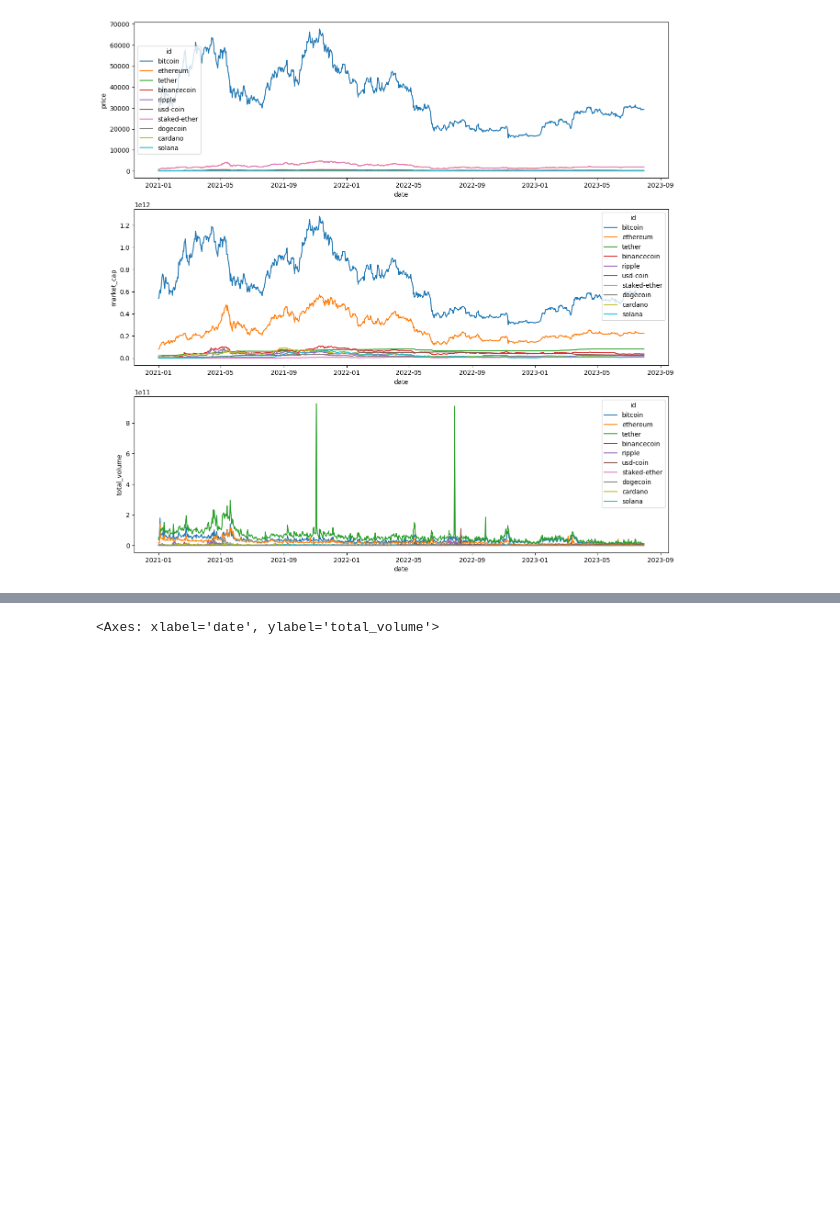
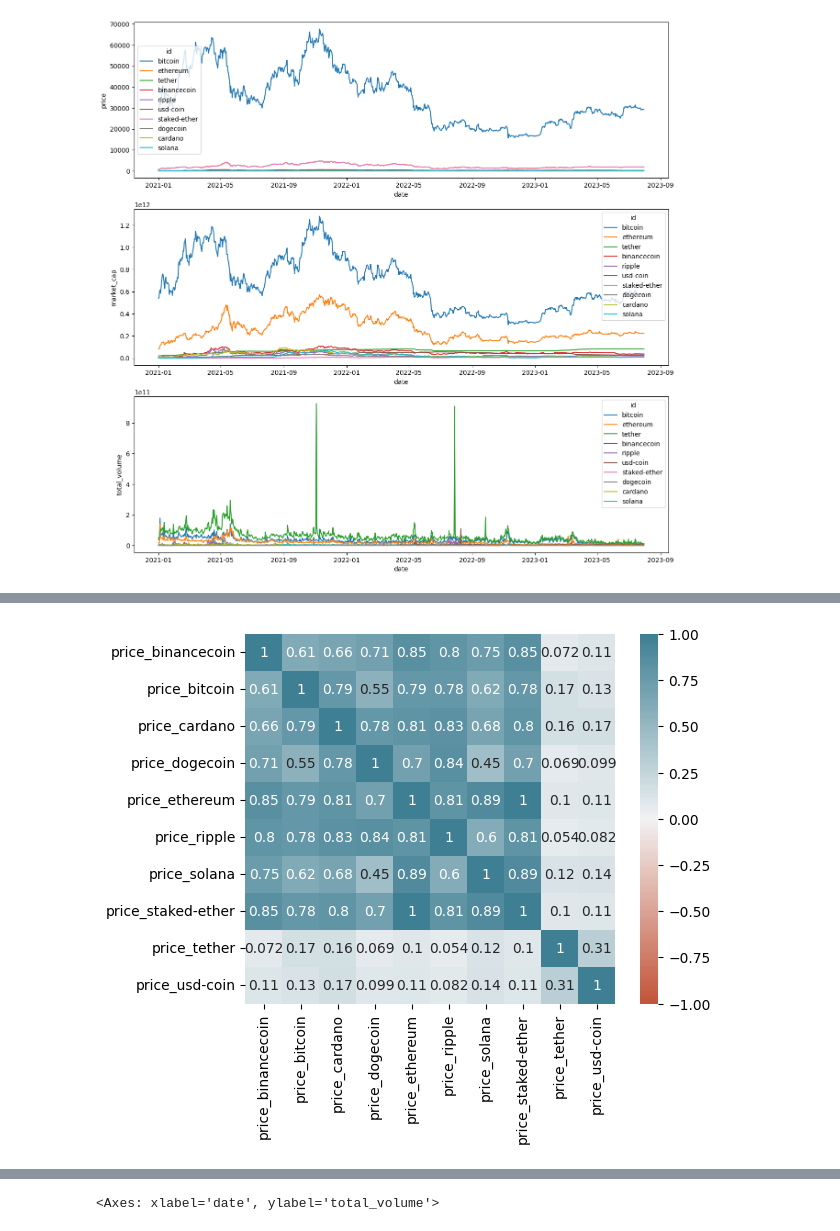
Before and after one commit to SebastianBesio/PI_DA, a Jupyter notebook: 1_EDA.ipynb, the cells around one changed output, grey strips where cells are left out. Cells and saved outputs as stored; diff of their text form; code cells hidden in the pictures; blank space fills up the shorter version.

```diff
--- a/1_EDA.ipynb
+++ b/1_EDA.ipynb
@@ -173,0 +193,15 @@ Outliers
+# %%
+# Separar precios por moneda
+df_aux_prices = df.pivot(index='date', columns='id', values='price')
+# Renombrar columnas
+df_aux_prices.columns = [f'price_{col}' for col in df_aux_prices.columns]
+# %%
+corr_matrix = df_aux_prices.corr()
+ax = sns.heatmap(
+    corr_matrix,
+    vmin=-1, vmax=1, center=0,
+    cmap=sns.diverging_palette(20, 220, n=200),
+    square=True,
+    annot=True)
+# %% [output]
+[figure, added]
```
Also changed, not shown: parts of 37 cells of this notebook, 1 other file.
